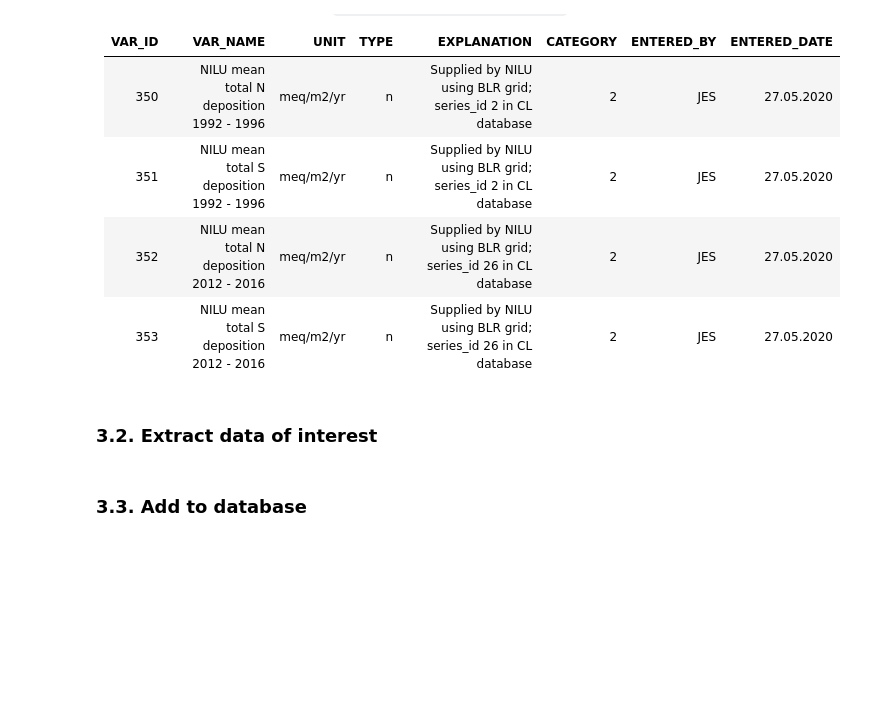
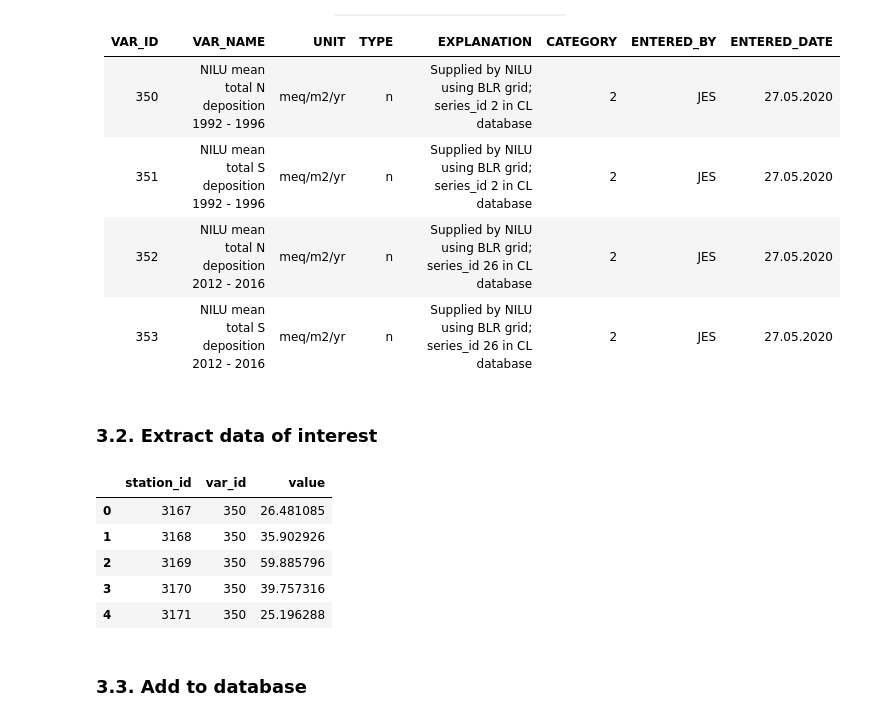
Before and after one commit to JamesSample/1000_lakes_2019, a Jupyter notebook: notebooks/03_nilu_dep_data.ipynb, the cells around one changed output. Saved outputs shown, nothing was run; the diff lists cells and outputs as text; code cells hidden in the pictures; blank space fills up the shorter version.

Commit message:
Add deposition values to RESA

```diff
--- a/notebooks/03_nilu_dep_data.ipynb
+++ b/notebooks/03_nilu_dep_data.ipynb
@@ -176,30 +176,38 @@ I have created new entries in the `station_parameter_definitions` table in RESA,
 # %%
 # Read data saved above
 csv_path = r'../output/1000_lakes_n_s_dep.csv'
 stn_df = pd.read_csv(csv_path)
 
 # Get cols of interest
 to_remove = ['station_code', 'station_name', 'latitude', 'longitude', 'altitude', 'cell_id']
 to_keep = [i for i in stn_df.columns if i not in to_remove]
 dep_df = stn_df[to_keep]
 
 # Melt
 dep_df = dep_df.melt(id_vars='station_id')
 
 # Map for par IDs
 par_dict = {'9296_ndep_meqpm2pyr': 350,
             '9296_sdep_meqpm2pyr': 351,
             '1216_old_ndep_meqpm2pyr': 352,
             '1216_old_sdep_meqpm2pyr': 353,
            }
 
 # Just data of interest
 dep_df = dep_df.query("variable in @par_dict.keys()")
 
 dep_df['var_id'] = dep_df['variable'].replace(par_dict)
 dep_df = dep_df[['station_id', 'var_id', 'value']]
+dep_df = dep_df.dropna()
 
 dep_df.head()
+# %% [output]
+|  | station_id | var_id | value |
+| 0 | 3167 | 350 | 26.481085 |
+| 1 | 3168 | 350 | 35.902926 |
+| 2 | 3169 | 350 | 59.885796 |
+| 3 | 3170 | 350 | 39.757316 |
+| 4 | 3171 | 350 | 25.196288 |
 # %% [markdown]
 ### 3.3. Add to database
 # %%
```
Also changed, not shown: parts of 1 cell of this notebook.
